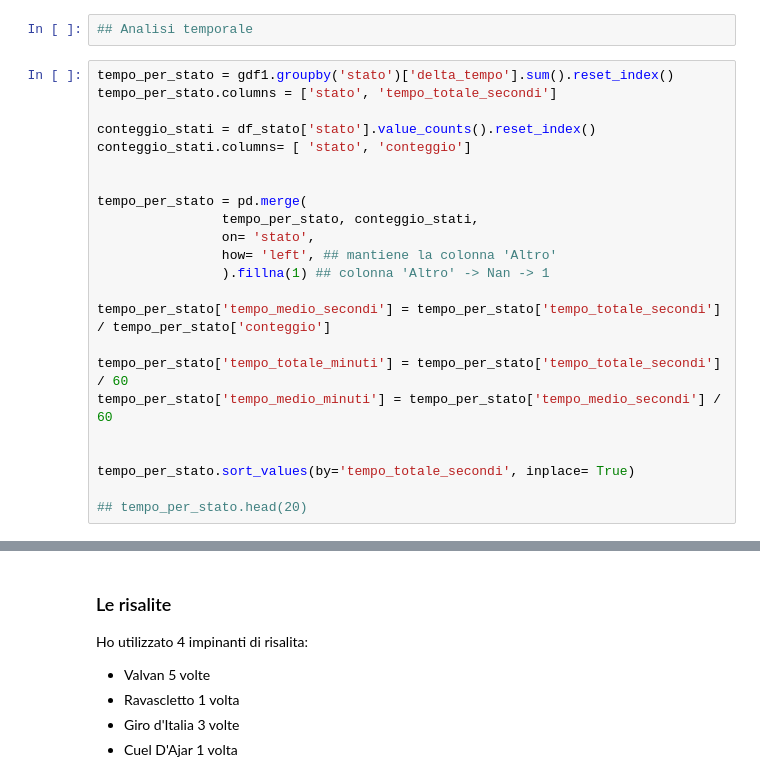
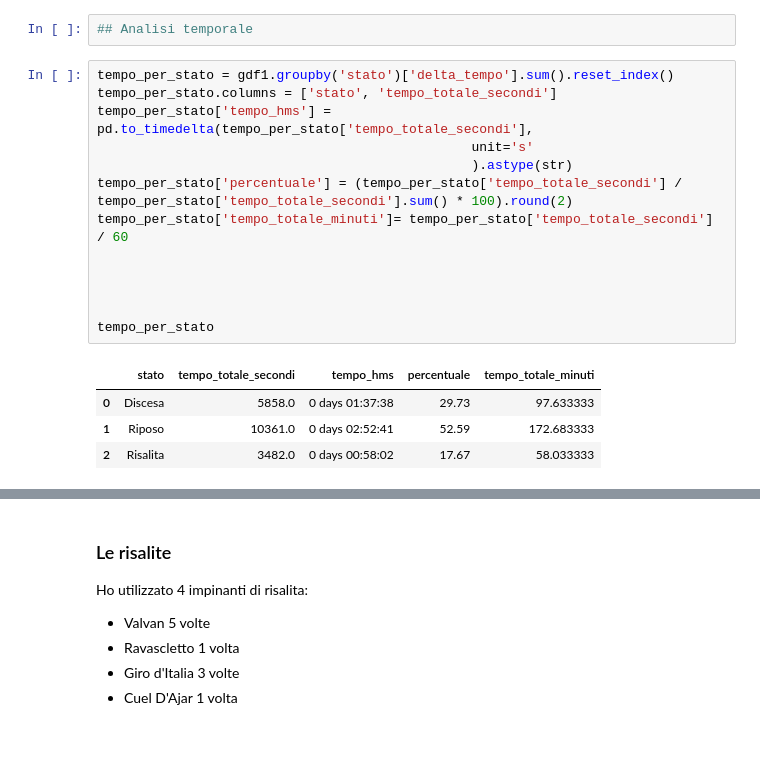
Before and after one commit to thomasmassarutto/DataSlopes, a Jupyter notebook: DataSlopes.ipynb, the cells around one changed output, grey strips where cells are left out. Saved outputs shown, nothing was run; the diff lists cells and outputs as text; blank space fills up the shorter version.

```diff
--- a/DataSlopes.ipynb
+++ b/DataSlopes.ipynb
@@ -508,26 +573,21 @@ La giornata è stata divisa in scaglioni temporali etichettati in base all'attiv
 # %%
 tempo_per_stato = gdf1.groupby('stato')['delta_tempo'].sum().reset_index()
 tempo_per_stato.columns = ['stato', 'tempo_totale_secondi']
-
-conteggio_stati = df_stato['stato'].value_counts().reset_index()
-conteggio_stati.columns= [ 'stato', 'conteggio']
+tempo_per_stato['tempo_hms'] = pd.to_timedelta(tempo_per_stato['tempo_totale_secondi'],
+                                                unit='s'
+                                                ).astype(str)
+tempo_per_stato['percentuale'] = (tempo_per_stato['tempo_totale_secondi'] / tempo_per_stato['tempo_totale_secondi'].sum() * 100).round(2)
+tempo_per_stato['tempo_totale_minuti']= tempo_per_stato['tempo_totale_secondi'] / 60
 
 
-tempo_per_stato = pd.merge(
-                tempo_per_stato, conteggio_stati,
-                on= 'stato',
-                how= 'left', ## mantiene la colonna 'Altro'
-                ).fillna(1) ## colonna 'Altro' -> Nan -> 1
-
-tempo_per_stato['tempo_medio_secondi'] = tempo_per_stato['tempo_totale_secondi'] / tempo_per_stato['conteggio']
-
-tempo_per_stato['tempo_totale_minuti'] = tempo_per_stato['tempo_totale_secondi'] / 60
-tempo_per_stato['tempo_medio_minuti'] = tempo_per_stato['tempo_medio_secondi'] / 60
 
 
-tempo_per_stato.sort_values(by='tempo_totale_secondi', inplace= True)
-
-## tempo_per_stato.head(20)
+tempo_per_stato
+# %% [output]
+|  | stato | tempo_totale_secondi | tempo_hms | percentuale | tempo_totale_minuti |
+| 0 | Discesa | 5858.0 | 0 days 01:37:38 | 29.73 | 97.633333 |
+| 1 | Riposo | 10361.0 | 0 days 02:52:41 | 52.59 | 172.683333 |
+| 2 | Risalita | 3482.0 | 0 days 00:58:02 | 17.67 | 58.033333 |
 # %%
 f, ax = plt.subplots(1, 1, figsize=safe_image_size)
 
```
Also changed, not shown: parts of 13 cells of this notebook, 3 other files.
